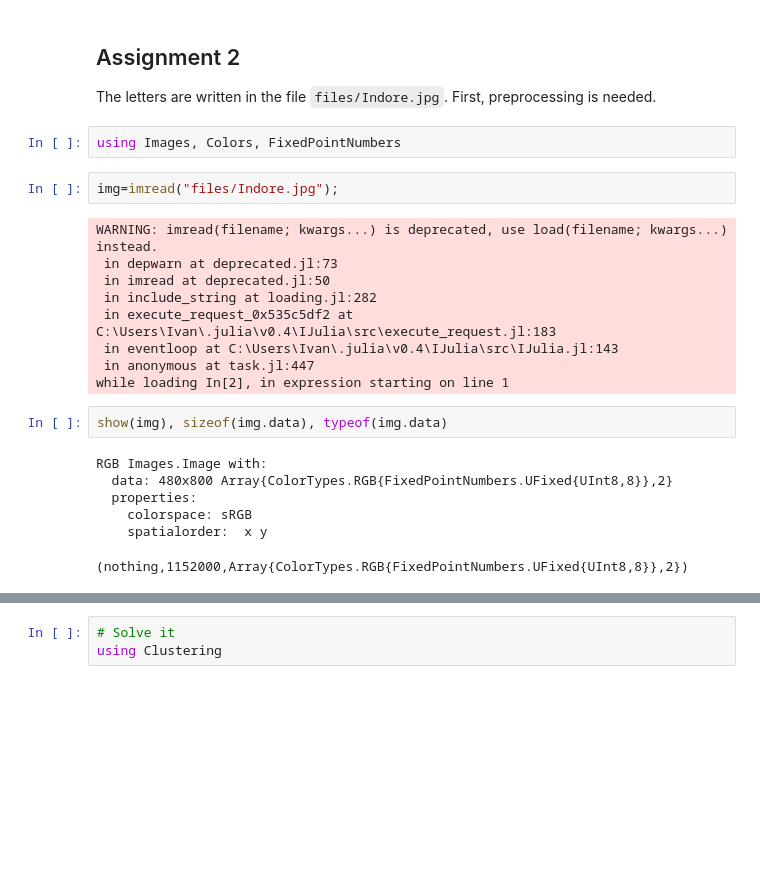
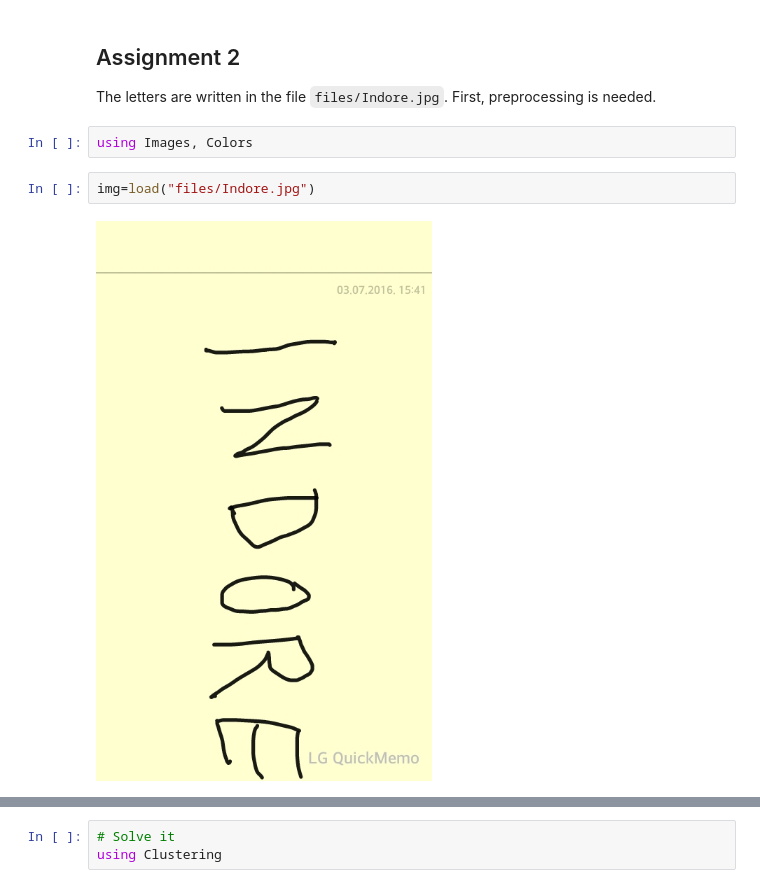
Before and after one commit to ivanslapnicar/GIAN-Applied-NLA-Course, a Jupyter notebook: src/Module C - Applications/S5 Examples in Data Clustering.ipynb, the cells around one changed output, grey strips where cells are left out. Drawn from its saved outputs; the diff is of its cells as text; blank space fills up the shorter version.

Commit message:
Port to Julia 6.2

```diff
--- a/src/Module C - Applications/S5 Examples in Data Clustering.ipynb
+++ b/src/Module C - Applications/S5 Examples in Data Clustering.ipynb
@@ -9,25 +9,9 @@
 
 The letters are written in the file `files/Indore.jpg`. First, preprocessing is needed.
 # %%
-using Images, Colors, FixedPointNumbers
+using Images, Colors
 # %%
-img=imread("files/Indore.jpg");
+img=load("files/Indore.jpg")
 # %% [output]
-WARNING: imread(filename; kwargs...) is deprecated, use load(filename; kwargs...) instead.
- in depwarn at deprecated.jl:73
- in imread at deprecated.jl:50
- in include_string at loading.jl:282
- in execute_request_0x535c5df2 at C:\Users\Ivan\.julia\v0.4\IJulia\src\execute_request.jl:183
- in eventloop at C:\Users\Ivan\.julia\v0.4\IJulia\src\IJulia.jl:143
- in anonymous at task.jl:447
-while loading In[2], in expression starting on line 1
+[figure, added]
-# %%
-show(img), sizeof(img.data), typeof(img.data)
-# %% [output]
-RGB Images.Image with:
-  data: 480x800 Array{ColorTypes.RGB{FixedPointNumbers.UFixed{UInt8,8}},2}
-  properties:
-    colorspace: sRGB
-    spatialorder:  x y
-(nothing,1152000,Array{ColorTypes.RGB{FixedPointNumbers.UFixed{UInt8,8}},2})
 # %%
```
Also changed, not shown: parts of 18 cells of this notebook, 2 other files.
